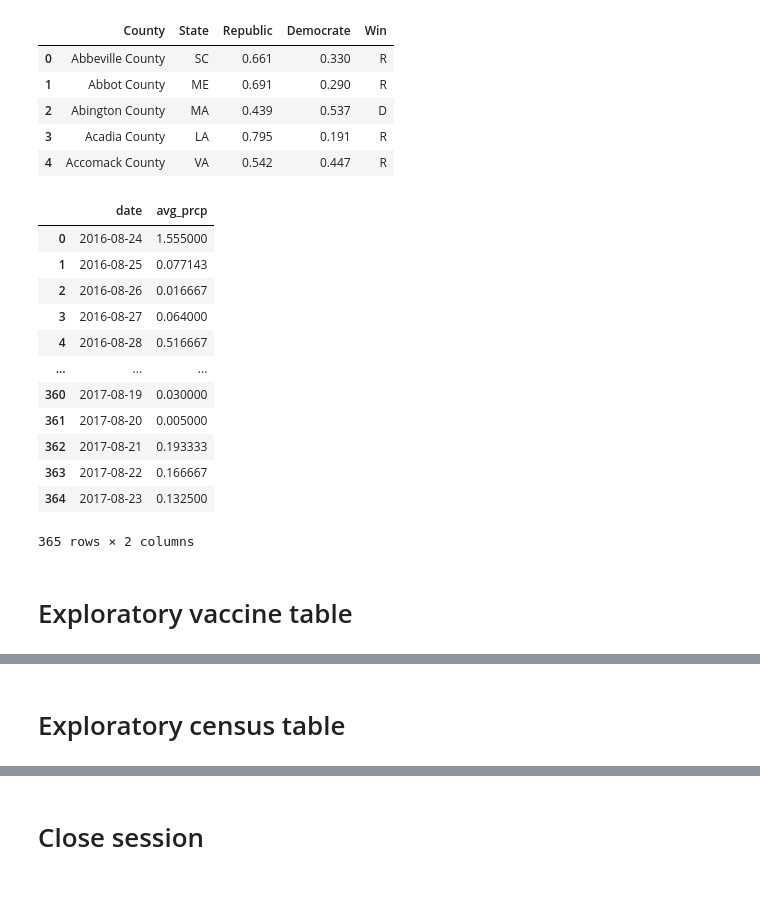
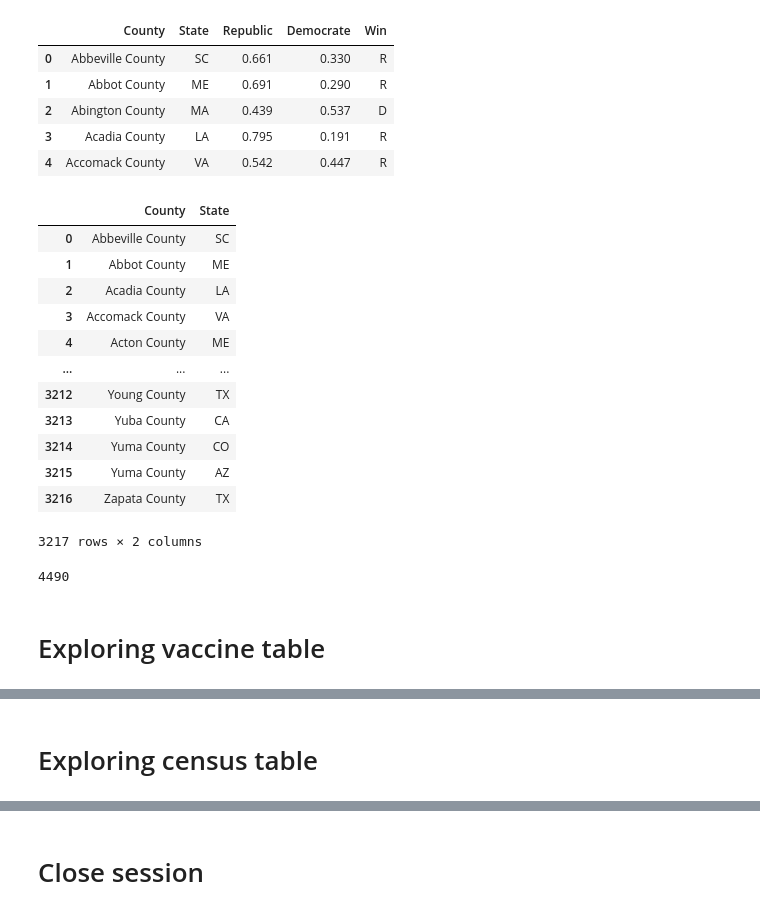
Before and after one commit to pandeysudip/COVID-19-Vaccination-Rate, a Jupyter notebook: Analysis/sqlalchemy.ipynb, the cells around one changed output, grey strips where cells are left out. Saved outputs shown, nothing was run; the diff lists cells and outputs as text; code cells hidden in the pictures.

```diff
--- a/Analysis/sqlalchemy.ipynb
+++ b/Analysis/sqlalchemy.ipynb
@@ -383,27 +385,30 @@ precp=session.query(Measurement.date,Measurement.prcp).filter(
 # %%
 # Use Pandas `read_sql_query` to load a query statement directly into the DataFrame
-stmt=session.query(Measurement.date,func.avg(Measurement.prcp)).filter(
-                                       Measurement.date > query_date)\
-                                      .group_by(Measurement.date).statement
-df=pd.read_sql_query(stmt, session.bind)
-df.rename(columns={'avg_1':'avg_prcp'}, inplace=True)
-df
+stmt=session.query(Election.County, Election.State).filter(
+                                       Election.Win =='R').statement
+df_rep=pd.read_sql_query(stmt, session.bind)
+df_rep
 # %% [output]
-|  | date | avg_prcp |
-| 0 | 2016-08-24 | 1.555000 |
-| 1 | 2016-08-25 | 0.077143 |
-| 2 | 2016-08-26 | 0.016667 |
-| 3 | 2016-08-27 | 0.064000 |
-| 4 | 2016-08-28 | 0.516667 |
+|  | County | State |
+| 0 | Abbeville County | SC |
+| 1 | Abbot County | ME |
+| 2 | Acadia County | LA |
+| 3 | Accomack County | VA |
+| 4 | Acton County | ME |
 | ... | ... | ... |
-| 360 | 2017-08-19 | 0.030000 |
-| 361 | 2017-08-20 | 0.005000 |
-| 362 | 2017-08-21 | 0.193333 |
-| 363 | 2017-08-22 | 0.166667 |
-| 364 | 2017-08-23 | 0.132500 |
+| 3212 | Young County | TX |
+| 3213 | Yuba County | CA |
+| 3214 | Yuma County | CO |
+| 3215 | Yuma County | AZ |
+| 3216 | Zapata County | TX |
-365 rows × 2 columns
+3217 rows × 2 columns
+# %%
+# Design a query to calculate the total number County in the dataset
+session.query(Election.County).count()
+# %% [output]
+4490
 # %% [markdown]
-# Exploratory vaccine table
+# Exploring vaccine table
 # %%
 #using pd.read_sql to select and display (also able to see columns name)
 df_vaccine=pd.read_sql("SELECT * FROM vaccine", conn)
@@ -424,7 +429,7 @@ df_vaccine
 | 3282 | 2021-10-28 | Leon County | TX | 32.5 | 5652.0 | 38.1 | ... |
 3283 rows × 14 columns
 # %% [markdown]
-# Exploratory census table
+# Exploring census table
 # %%
 #using pd.read_sql to select and display (also able to see columns name)
 df_census=pd.read_sql("SELECT * FROM census", conn)
```
Also changed, not shown: parts of 14 cells of this notebook.
